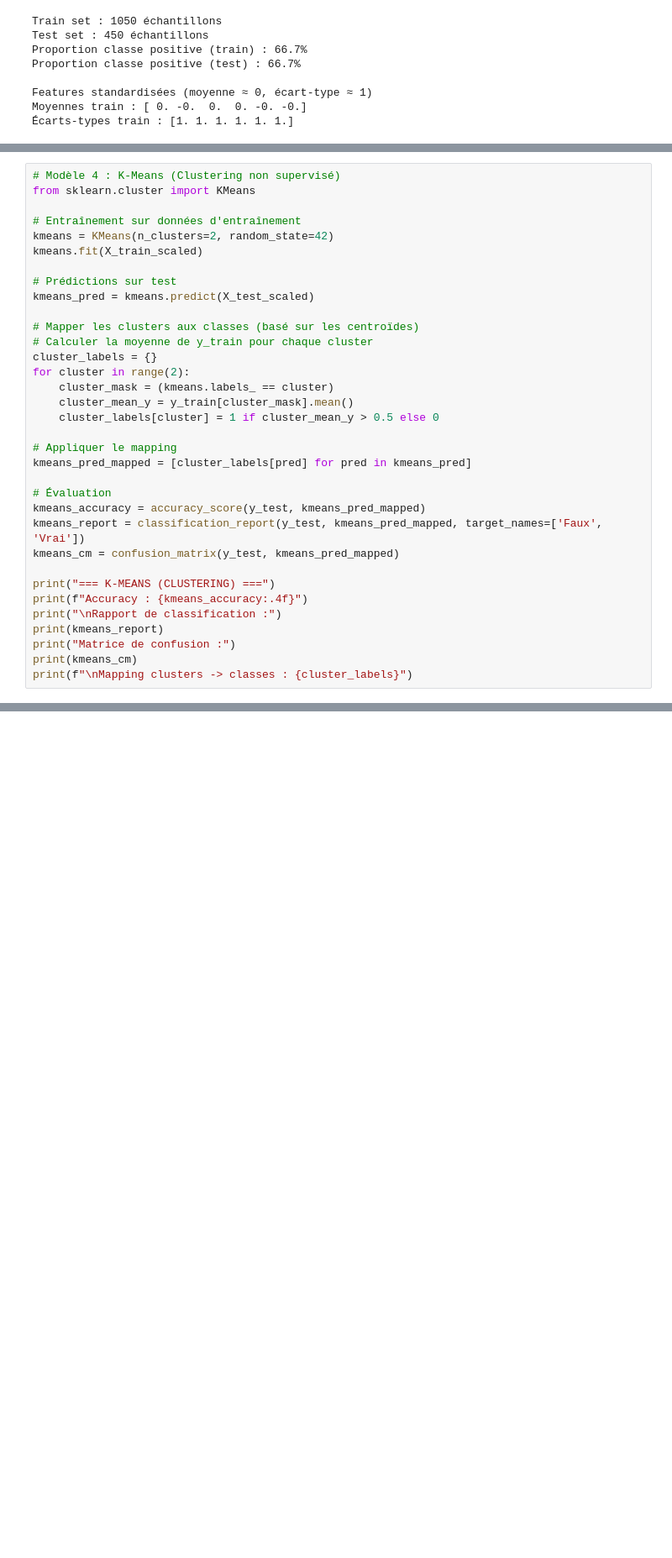
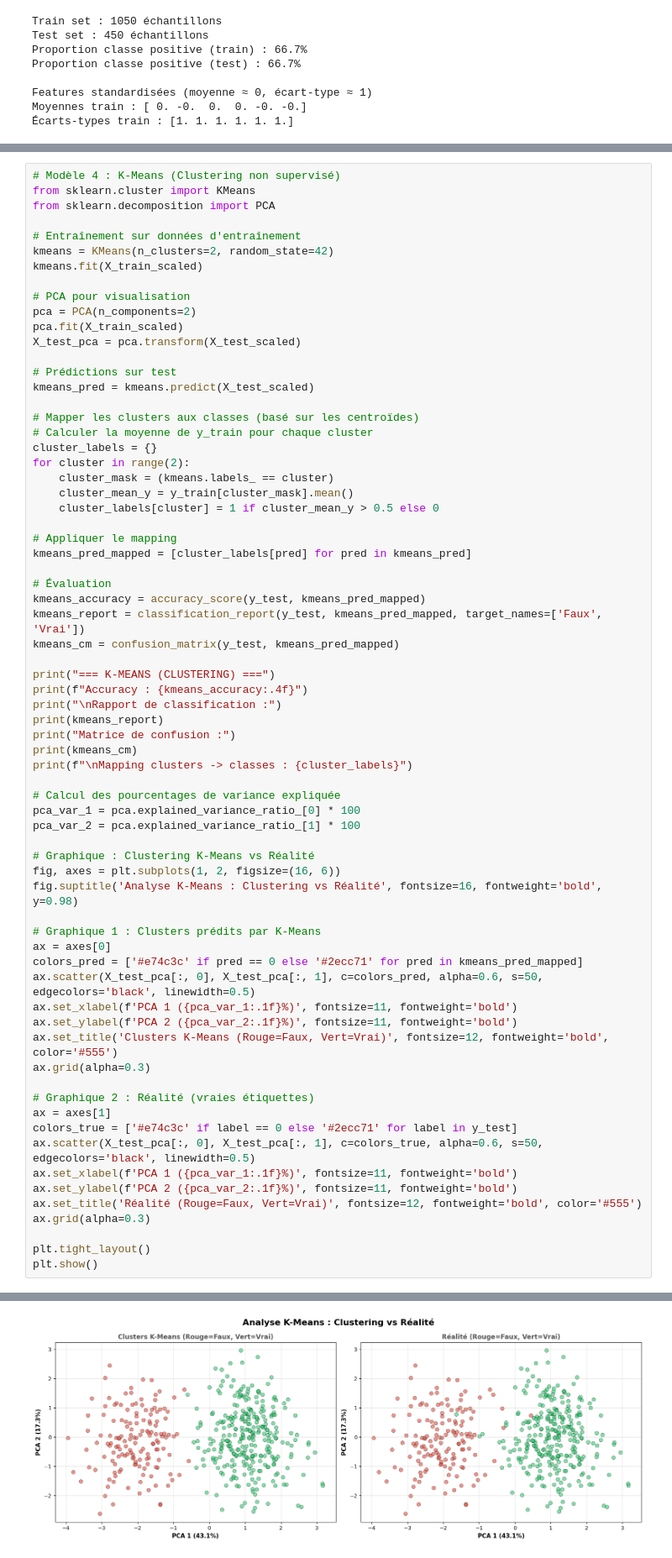
Before and after one commit to TheGoatLucien/Data_analyst, a Jupyter notebook: projets/projet 12/Detecteur_faux_billet_Nzeutom_Lucien/Nzeutom_Lucien_1_Notebook_analyse_032026.ipynb, the cells around one changed output, grey strips where cells are left out. Shown at 84% size. Cells and saved outputs as stored; diff of their text form; blank space fills up the shorter version.

```diff
--- a/projets/projet 12/Detecteur_faux_billet_Nzeutom_Lucien/Nzeutom_Lucien_1_Notebook_analyse_032026.ipynb
+++ b/projets/projet 12/Detecteur_faux_billet_Nzeutom_Lucien/Nzeutom_Lucien_1_Notebook_analyse_032026.ipynb
@@ -524,10 +533,16 @@ weighted avg       0.99      0.99      0.99       450
 # %%
 # Modèle 4 : K-Means (Clustering non supervisé)
 from sklearn.cluster import KMeans
+from sklearn.decomposition import PCA
 
 # Entraînement sur données d'entraînement
 kmeans = KMeans(n_clusters=2, random_state=42)
 kmeans.fit(X_train_scaled)
+
+# PCA pour visualisation
+pca = PCA(n_components=2)
+pca.fit(X_train_scaled)
+X_test_pca = pca.transform(X_test_scaled)
 
 # Prédictions sur test
 kmeans_pred = kmeans.predict(X_test_scaled)
@@ -547,33 +562,63 @@ kmeans_pred_mapped = [cluster_labels[pred] for pred in kmeans_pred]
 kmeans_accuracy = accuracy_score(y_test, kmeans_pred_mapped)
 kmeans_report = classification_report(y_test, kmeans_pred_mapped, target_names=['Faux', 'Vrai'])
 kmeans_cm = confusion_matrix(y_test, kmeans_pred_mapped)
 
 print("=== K-MEANS (CLUSTERING) ===")
 print(f"Accuracy : {kmeans_accuracy:.4f}")
 print("\nRapport de classification :")
 print(kmeans_report)
 print("Matrice de confusion :")
 print(kmeans_cm)
 print(f"\nMapping clusters -> classes : {cluster_labels}")
+
+# Calcul des pourcentages de variance expliquée
+pca_var_1 = pca.explained_variance_ratio_[0] * 100
+pca_var_2 = pca.explained_variance_ratio_[1] * 100
+
+# Graphique : Clustering K-Means vs Réalité
+fig, axes = plt.subplots(1, 2, figsize=(16, 6))
+fig.suptitle('Analyse K-Means : Clustering vs Réalité', fontsize=16, fontweight='bold', y=0.98)
+
+# Graphique 1 : Clusters prédits par K-Means
+ax = axes[0]
+colors_pred = ['#e74c3c' if pred == 0 else '#2ecc71' for pred in kmeans_pred_mapped]
+ax.scatter(X_test_pca[:, 0], X_test_pca[:, 1], c=colors_pred, alpha=0.6, s=50, edgecolors='black', linewidth=0.5)
+ax.set_xlabel(f'PCA 1 ({pca_var_1:.1f}%)', fontsize=11, fontweight='bold')
+ax.set_ylabel(f'PCA 2 ({pca_var_2:.1f}%)', fontsize=11, fontweight='bold')
+ax.set_title('Clusters K-Means (Rouge=Faux, Vert=Vrai)', fontsize=12, fontweight='bold', color='#555')
+ax.grid(alpha=0.3)
+
+# Graphique 2 : Réalité (vraies étiquettes)
+ax = axes[1]
+colors_true = ['#e74c3c' if label == 0 else '#2ecc71' for label in y_test]
+ax.scatter(X_test_pca[:, 0], X_test_pca[:, 1], c=colors_true, alpha=0.6, s=50, edgecolors='black', linewidth=0.5)
+ax.set_xlabel(f'PCA 1 ({pca_var_1:.1f}%)', fontsize=11, fontweight='bold')
+ax.set_ylabel(f'PCA 2 ({pca_var_2:.1f}%)', fontsize=11, fontweight='bold')
+ax.set_title('Réalité (Rouge=Faux, Vert=Vrai)', fontsize=12, fontweight='bold', color='#555')
+ax.grid(alpha=0.3)
+
+plt.tight_layout()
+plt.show()
 # %% [output]
 === K-MEANS (CLUSTERING) ===
 Accuracy : 0.9844
 
 Rapport de classification :
               precision    recall  f1-score   support
 
         Faux       0.98      0.97      0.98       150
         Vrai       0.99      0.99      0.99       300
 
     accuracy                           0.98       450
    macro avg       0.98      0.98      0.98       450
 weighted avg       0.98      0.98      0.98       450
 
 Matrice de confusion :
 [[146   4]
  [  3 297]]
 
 Mapping clusters -> classes : {0: 0, 1: 1}
+[figure, added]
 # %%
 # Matrices de confusion des 4 modèles
 import matplotlib.pyplot as plt
```
Also changed, not shown: parts of 1 cell of this notebook, 4 other files.
